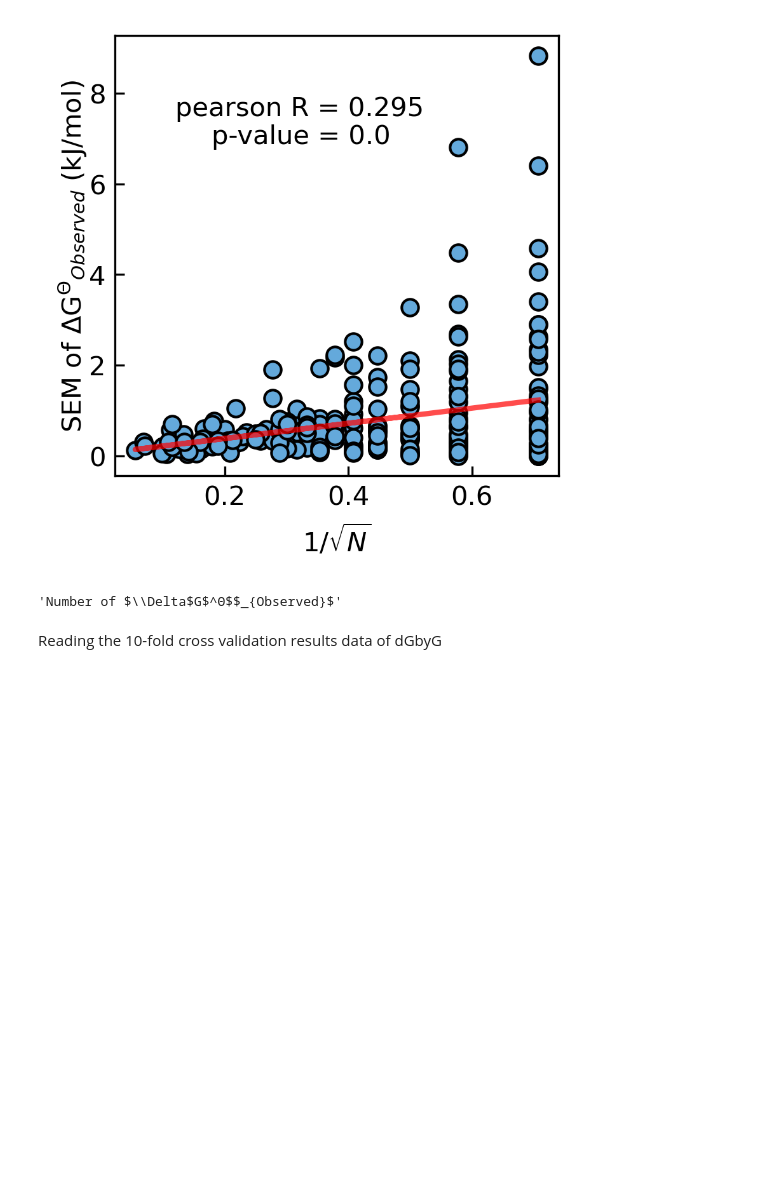
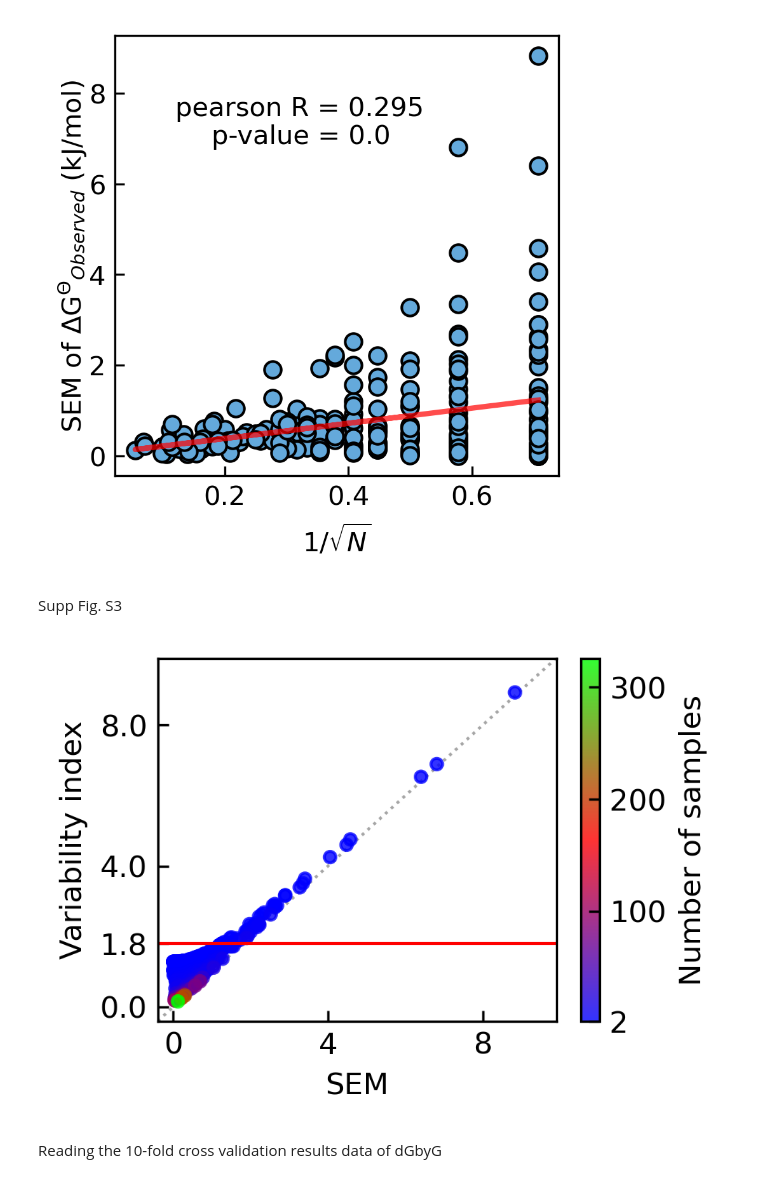
Before and after one commit to arne-cl/dGbyG, a Jupyter notebook: RunAnalysis/SupplementaryFigures.ipynb, the cells around one changed output. Cells and saved outputs as stored; diff of their text form; code cells hidden in the pictures; blank space fills up the shorter version.

```diff
--- a/RunAnalysis/SupplementaryFigures.ipynb
+++ b/RunAnalysis/SupplementaryFigures.ipynb
@@ -145,10 +145,45 @@ The linear model is: Y = 0.044531 + 1.6756X
 PearsonRResult(statistic=0.29539761803353703, pvalue=2.1959329203199057e-06)
 SignificanceResult(statistic=0.21512216468987672, pvalue=0.0006480797347304736)
 [figure]
-# %%
-xlabel
-# %% [output]
-'Number of $\\Delta$G$^Θ$$_{Observed}$'
+# %% [markdown]
+Supp Fig. S3
+# %%
+mean_std = TrainingData_df.loc[:,'std'].mean()
+mean_std
+Scale = []
+for n, sem in zip(TrainingData_df.loc[:,'n'], TrainingData_df.loc[:,'SEM']):
+    if np.isnan(sem):
+        scale = mean_std
+    else:
+        scale = (sem**2 + mean_std**2/n)**0.5
+    Scale.append(scale)
+Scale = np.array(Scale)
+
+df = pd.DataFrame([TrainingData_df.loc[:,'SEM'], Scale, TrainingData_df.loc[:,'n']]).T#.rename(columns={1:'A'})
+df.columns = ['SEM', 'a', 'n']
+df = df.sort_values(by='n')
+
+plt.figure(dpi=300, figsize=(3,2.2))
+plt.rcParams['xtick.direction'] = 'in'
+plt.rcParams['ytick.direction'] = 'in'
+
+plt.plot([-1,10], [-1,10], c='gray', linewidth=1 , alpha=0.7, zorder=0, linestyle=':')
+plt.scatter(df.loc[:,'SEM'], df.loc[:,'a'], c=df.loc[:,'n'], cmap='brg', alpha=0.8, s=15)
+plt.plot([-1,10], [mean_std, mean_std], color='r', linewidth=1)
+
+plt.xlabel('SEM')
+plt.ylabel('Variability index')
+plt.xlim(-0.4,9.9)
+plt.ylim(-0.4,9.9)
+plt.xticks([0,4,8])
+plt.yticks([0,np.round(mean_std,1),4,8])
+
+cb = plt.colorbar()
+cb.set_label('Number of samples')
+cb.set_ticks([2,100,200,300])
+plt.show()
+# %% [output]
+[figure, added]
 # %% [markdown]
 Reading the 10-fold cross validation results data of dGbyG
 # %%
```
Also changed, not shown: 3 other files.
